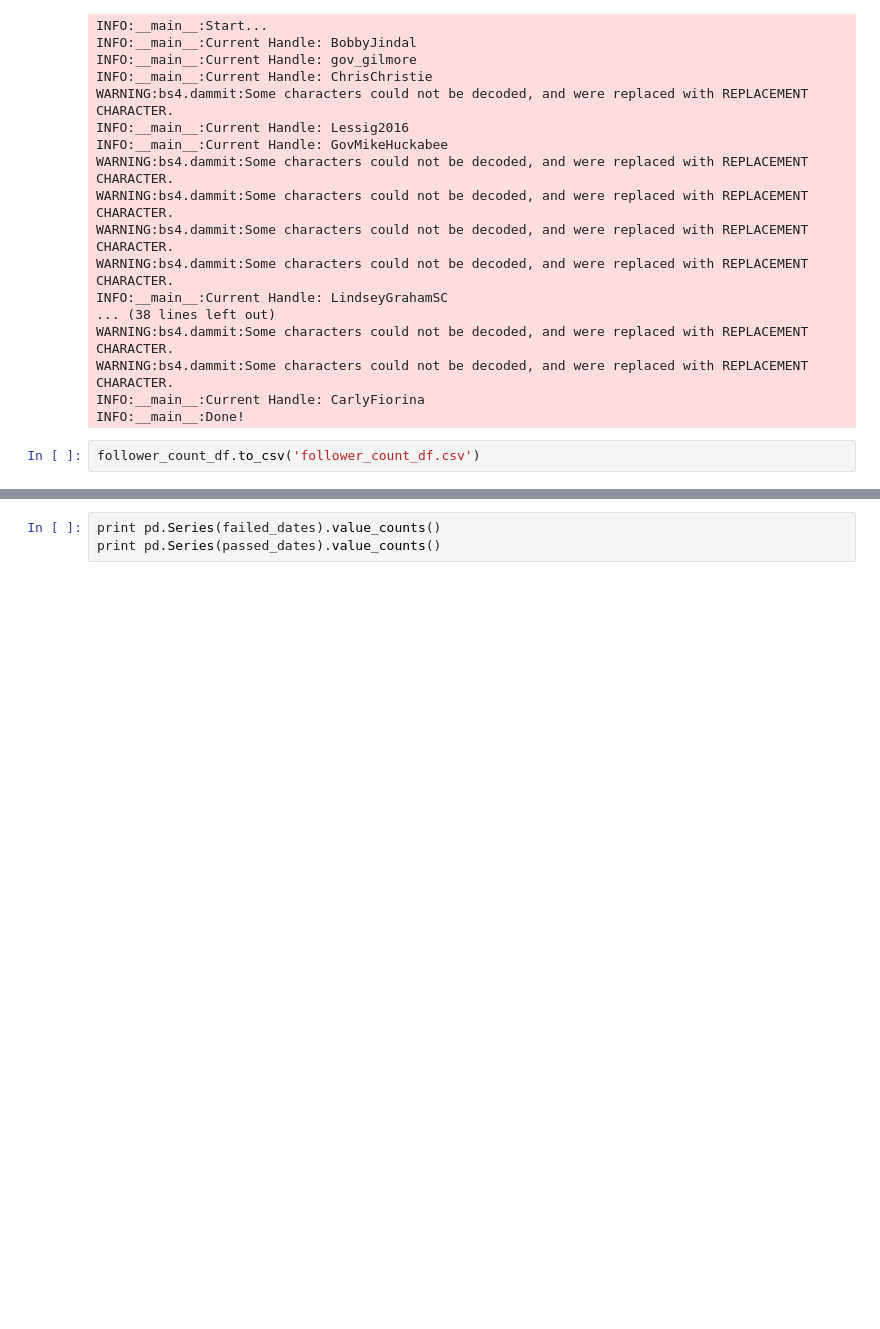
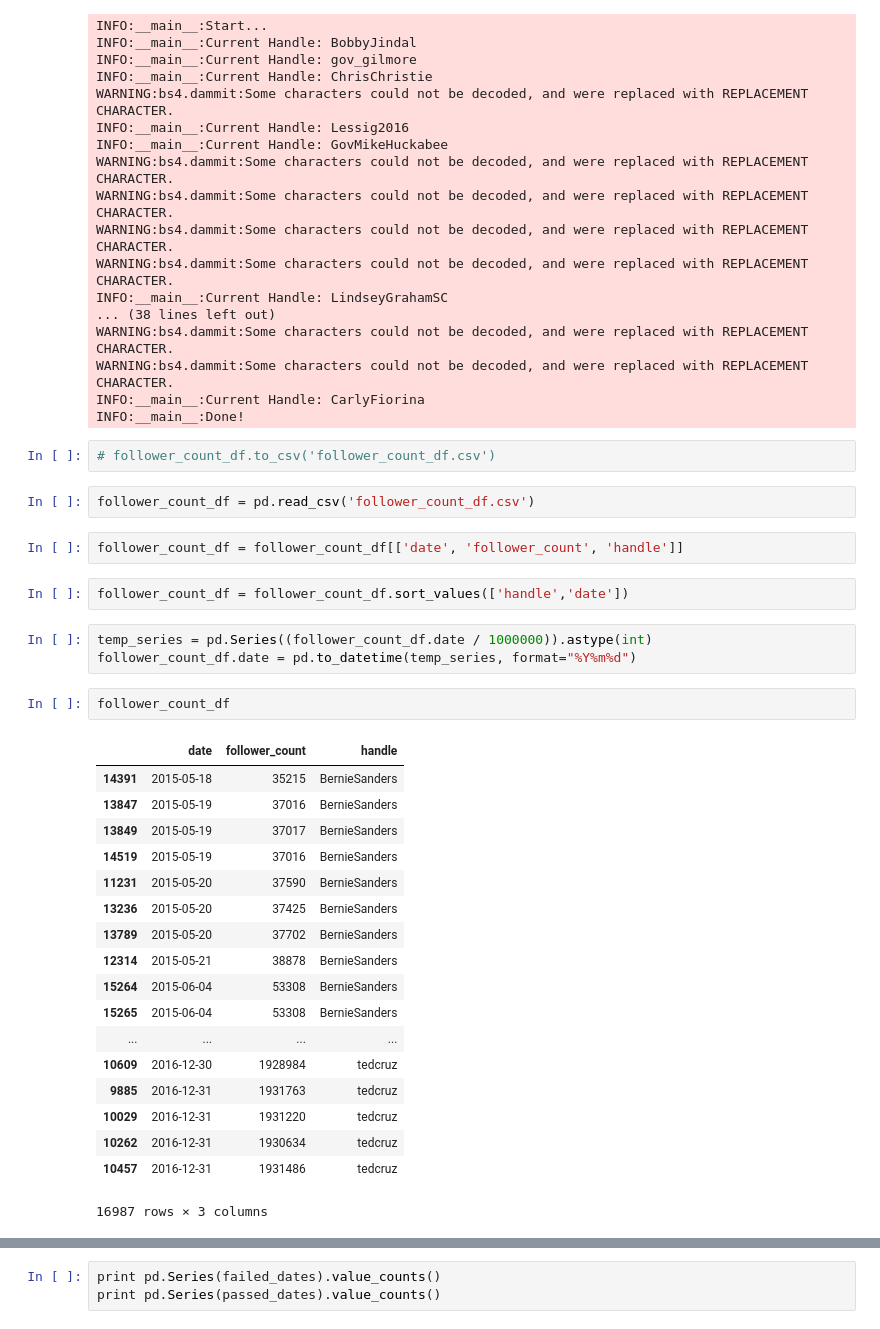
Before and after one commit to malelew/FISP_Presidential, a Jupyter notebook: twitter_scrape_v2.ipynb, the cells around one changed output, grey strips where cells are left out. Drawn from its saved outputs; the diff is of its cells as text; blank space fills up the shorter version.

```diff
--- a/twitter_scrape_v2.ipynb
+++ b/twitter_scrape_v2.ipynb
@@ -662,4 +662,34 @@ WARNING:bs4.dammit:Some characters could not be decoded, and were replaced with
 INFO:__main__:Current Handle: CarlyFiorina
 INFO:__main__:Done!
 # %%
-follower_count_df.to_csv('follower_count_df.csv')
+# follower_count_df.to_csv('follower_count_df.csv')
+# %%
+follower_count_df = pd.read_csv('follower_count_df.csv')
+# %%
+follower_count_df = follower_count_df[['date', 'follower_count', 'handle']]
+# %%
+follower_count_df = follower_count_df.sort_values(['handle','date'])
+# %%
+temp_series = pd.Series((follower_count_df.date / 1000000)).astype(int)
+follower_count_df.date = pd.to_datetime(temp_series, format="%Y%m%d")
+# %%
+follower_count_df
+# %% [output]
+|  | date | follower_count | handle |
+| 14391 | 2015-05-18 | 35215 | BernieSanders |
+| 13847 | 2015-05-19 | 37016 | BernieSanders |
+| 13849 | 2015-05-19 | 37017 | BernieSanders |
+| 14519 | 2015-05-19 | 37016 | BernieSanders |
+| 11231 | 2015-05-20 | 37590 | BernieSanders |
+| 13236 | 2015-05-20 | 37425 | BernieSanders |
+| 13789 | 2015-05-20 | 37702 | BernieSanders |
+| 12314 | 2015-05-21 | 38878 | BernieSanders |
+| 15264 | 2015-06-04 | 53308 | BernieSanders |
+| 15265 | 2015-06-04 | 53308 | BernieSanders |
+| ... | ... | ... | ... |
+| 10609 | 2016-12-30 | 1928984 | tedcruz |
+| 9885 | 2016-12-31 | 1931763 | tedcruz |
+| 10029 | 2016-12-31 | 1931220 | tedcruz |
+| 10262 | 2016-12-31 | 1930634 | tedcruz |
+| 10457 | 2016-12-31 | 1931486 | tedcruz |
+16987 rows × 3 columns
```
Also changed, not shown: parts of 4 cells of this notebook.
